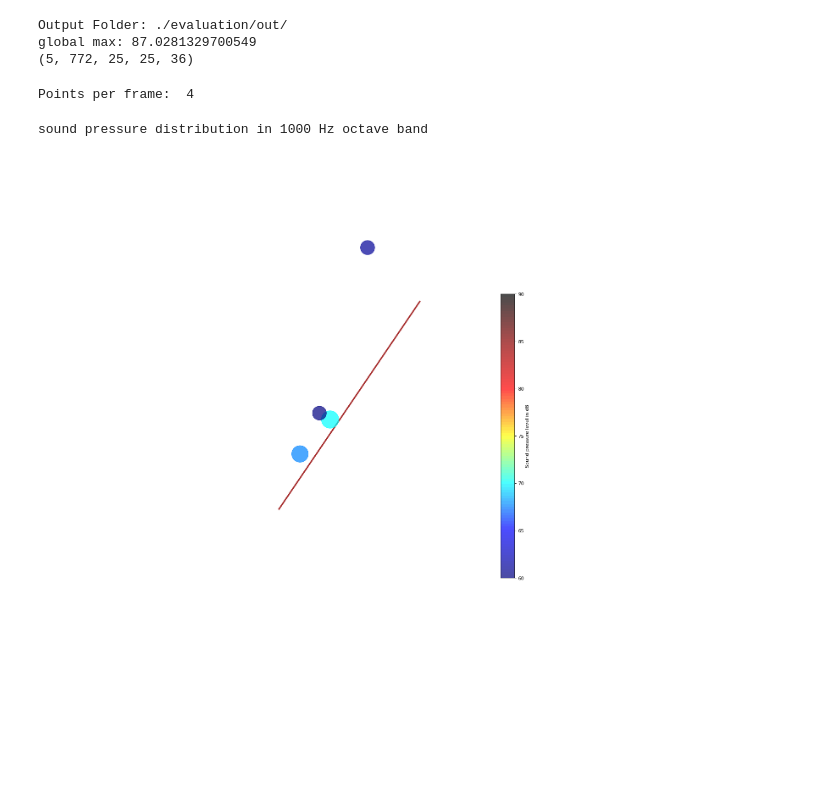
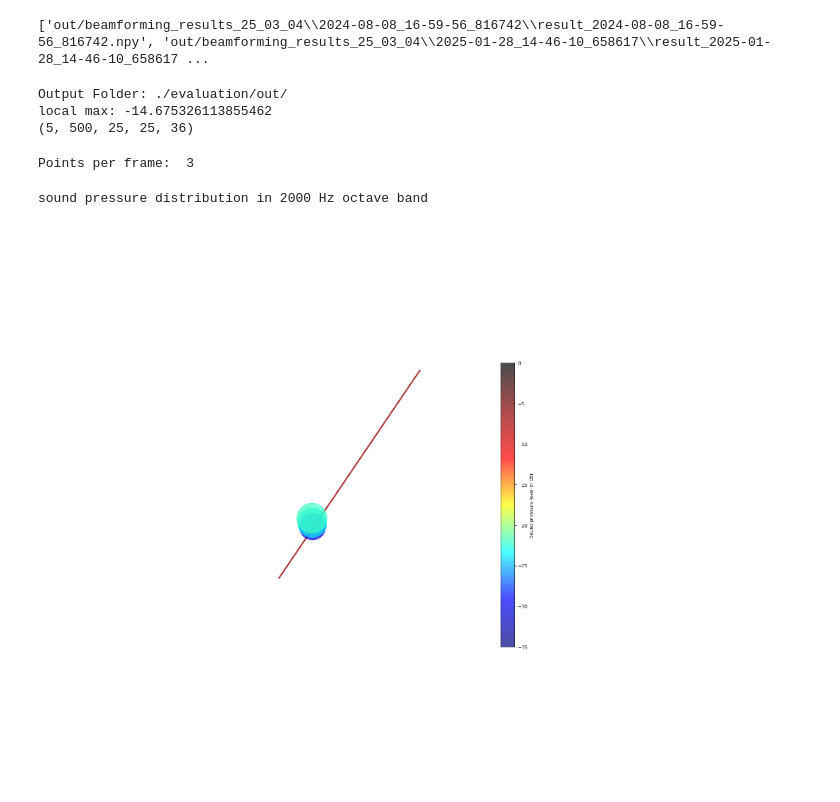
Before and after one commit to Floloffel/Bassoon2425, a Jupyter notebook: evaluation/Video_Export.ipynb, the cells around one changed output. Drawn from its saved outputs; the diff is of its cells as text; code cells hidden in the pictures; blank space fills up the shorter version.

Commit message:
wrapper with new results + normalization with global max

```diff
--- a/evaluation/Video_Export.ipynb
+++ b/evaluation/Video_Export.ipynb
@@ -24,8 +26,8 @@ ax_ylim = [[0, 1.4], [0, 1.4]][camPos]
 ax_zlim = [[0, 2], [0, 2]][camPos]
 
 #colorbar position
-fraction = [0, 0.03][camPos]
-pad = [0, -0.2][camPos]
+fraction = [0.03, 0.03][camPos]
+pad = [-0.2, -0.2][camPos]
 
 
 ############################################
@@ -38,8 +40,8 @@ size_exponent = 3
 #size_exponent = 5
 
 # Set dynamic range
-vmin = 60
-vmax = 90
+vmin = -35
+vmax = 0
 
 number_of_points_per_frame = 10
 
@@ -52,13 +54,25 @@ plot_bassoon = [True, False][0]
 ############################################
 # data parameters
 
-dataName = '2025-01-28_15-01-02_954236'
+dataName = '2024-08-08_16-59-56_816742'
 
-resFolderName = 'out/beamforming_results_25_02_16/'+dataName
+resFolderName = 'out/beamforming_results_25_03_04/'+dataName
 resFileName = 'out/video_data/'+ dataName + '_camera_' + str(cameraPosition) + '.mov'
 
-currentFrequencyBand = 3
+currentFrequencyBand = 4
 currentFrame = 60
+# %%
+## find global maximum
+
+#directory = pathlib.Path("out/beamforming_results_25_03_04")
+#npy_file_paths = list(directory.rglob("*/*.npy"))
+
+npy_file_paths = glob.glob("out/beamforming_results_25_03_04/*/*.npy")
+print(npy_file_paths)
+
+global_max_value = 122.68269172845615
+# %% [output]
+['out/beamforming_results_25_03_04\\2024-08-08_16-59-56_816742\\result_2024-08-08_16-59-56_816742.npy', 'out/beamforming_results_25_03_04\\2025-01-28_14-46-10_658617\\result_2025-01-28_14-46-10_658617 ...
 # %%
 # Open and read the JSON file
 with open(resFolderName + '/evaluation_config.json', 'r') as file:
@@ -70,18 +84,18 @@ print(f"Output Folder: {out_folder}")
 
 # read Data
 result = np.load(resFolderName+ '/result_'+dataName + ".npy")
-map = ac.fbeamform.L_p(result) # p0 = 4 * 10**-4
-
+map = ac.fbeamform.L_p(result) # p0 = 4 * 10**-10
+map = map - global_max_value
 resolution = config_data['calc_grid_res_meters']
 frequencyBands = config_data['frequency_bands']
 
 maxValue = np.max(map)
-print("global max:", maxValue)
+print("local max:", maxValue)
 print(map.shape)
 # %% [output]
 Output Folder: ./evaluation/out/
-global max: 87.0281329700549
-(5, 772, 25, 25, 36)
+local max: -14.675326113855462
+(5, 500, 25, 25, 36)
 # %%
 # get indices of 50 highest values
 map_flat = map[currentFrequencyBand, currentFrame].flatten()
@@ -105,11 +119,11 @@ y_m_thresh = y_m_flat[above_threshold]
 z_m_thresh = z_m_flat[above_threshold]
 values_thresh = map_flat[above_threshold]
 
-size = (values_thresh)**size_exponent * dotsize
+size = (values_thresh+global_max_value)**size_exponent * dotsize
 
 print("Points per frame: ", + len(values_thresh))
 # %% [output]
-Points per frame:  4
+Points per frame:  3
 # %%
 # Calculate figsize in inches (pixels / dpi)
 figsize = (width_pixels / dpi, height_pixels / dpi)
@@ -134,6 +148,7 @@ if plot_bassoon == True:
 
 
 # plot Beamforming data
+#colors = ["navy", "blue", "cyan", "yellow", "red", "darkred", "black"]
 colors = ["navy", "blue", "cyan", "yellow", "red", "darkred", "black"]
 custom_cmap = LinearSegmentedColormap.from_list("custom", colors, N=100)
 
@@ -162,7 +177,7 @@ ax.set_facecolor('none')
 
 # Add colorbar
 cbar = plt.colorbar(scat, ax=ax, fraction=fraction, pad=pad)
-cbar.set_label('Sound pressure level in dB')
+cbar.set_label('Sound pressure level in dBr')
 
 # update function also works with global variables
 def update(frame):
@@ -175,32 +190,32 @@ def update(frame):
     filtered_values = values[mask]
 
     # Get the coordinates for these filtered values
     x_filtered = x_m.flatten()[mask]
     y_filtered = y_m.flatten()[mask]
     z_filtered = z_m.flatten()[mask]
 
     # Update color, size, alpha
     color = filtered_values  # Can apply normalization or scaling
     size = (filtered_values ** size_exponent) * dotsize  # Adjust size based on values
 
     # Update the scatter plot with new values
     scat._offsets3d = (x_filtered, y_filtered, z_filtered)  # Update the 3D coordinates
     scat.set_array(color)  # Update color
     scat.set_sizes(size)  # Update size
 
     return scat,
 
 ani = anim.FuncAnimation(fig=fig, func=update, frames=map.shape[1], interval=(1/config_data["frame_rate_fps"])*1000) # todo get framerate from config file
 
 plt.show()
 
 writer = anim.FFMpegWriter(fps=config_data["frame_rate_fps"], codec='png', extra_args=[
     '-pix_fmt', 'yuva444p',  # Ensure transparency (RGBA)
     '-c:v', 'prores_ks',  # Use ProRes 4444 codec for alpha channel support
     '-profile:v', '4',  # ProRes 4444 profile (supports alpha)
     '-b:v', '10M'  # Increase bitrate for better quality
 ])
 #ani.save(filename=resFileName, writer=writer)
 # %% [output]
-sound pressure distribution in 1000 Hz octave band
+sound pressure distribution in 2000 Hz octave band
-[figure, old version]
+[figure, new version]
```
Also changed, not shown: parts of 1 cell of this notebook, 4 other files.
